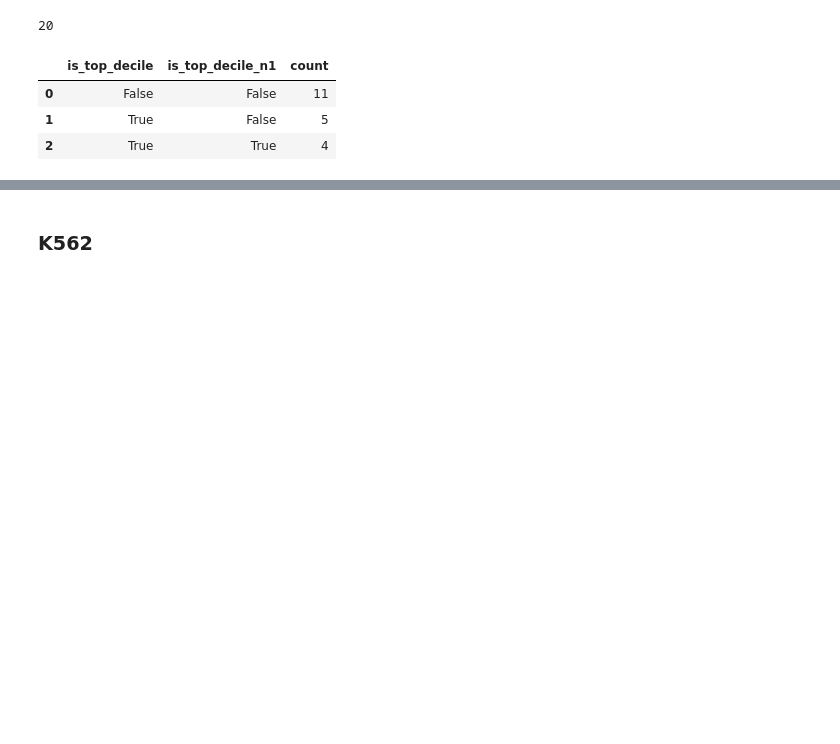
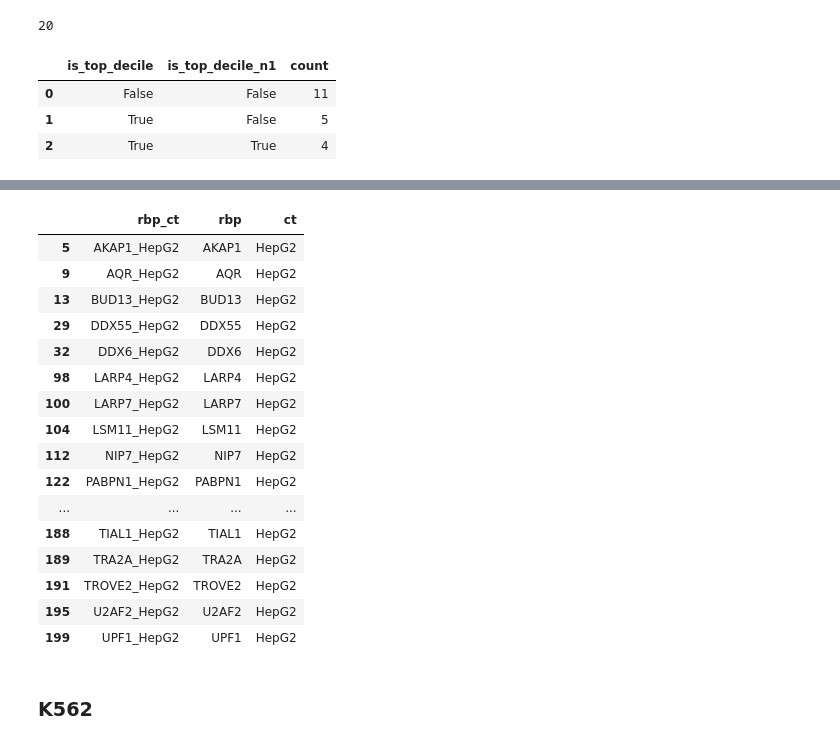
Before and after one commit to ml4rg25-parnet/parnet_demo, a Jupyter notebook: notebooks/datasets.rbps_metadata.py.ipynb, the cells around one changed output, grey strips where cells are left out. Saved outputs shown, nothing was run; the diff lists cells and outputs as text; code cells hidden in the pictures; blank space fills up the shorter version.

Commit message:
RBP subsets for Multimodal-PARNET: add order from pretrained models

```diff
--- a/notebooks/datasets.rbps_metadata.py.ipynb
+++ b/notebooks/datasets.rbps_metadata.py.ipynb
@@ -90,0 +93,9 @@ Using resources from: ../resources
+# %%
+filepath = resource_dir / "parnet_models/full_rbp_set.tsv"
+parnet_ordered_rbps_df = pd.read_csv(
+    filepath,
+    header=0,
+    sep="\t",
+)
+
+display(parnet_ordered_rbps_df)
@@ -278,7 +303,7 @@ additional_hepg2_noimpact = (
 
 subset_hepg2 = (
     pd.concat([selected_hepg2, additional_hepg2_noimpact], ignore_index=True).drop_duplicates().reset_index(drop=True)
-)
+).sort_values(by=["RBP_dataset"])
 
 display(subset_hepg2.shape[0])
 
@@ -338,3 +363,27 @@ ENCODE,TIAL1_HepG2,0.9080494985661586,0.8959035831867229,-0.0121459153794356,Fal
+# %%
+# Caution: the PARNET pretrained models have been trained with the full set of 223 RBPs_celltype.
+# So if you ever reuse the pretrained output heads, you will need to select for the correct indices
+# of the subset of selected RBPs.
+
+parnet_ordered_rbps_df.loc[lambda df: df["rbp_ct"].isin(subset_hepg2["RBP_dataset"].values), :]
+# %% [output]
+|  | rbp_ct | rbp | ct |
+| 5 | AKAP1_HepG2 | AKAP1 | HepG2 |
+| 9 | AQR_HepG2 | AQR | HepG2 |
+| 13 | BUD13_HepG2 | BUD13 | HepG2 |
+| 29 | DDX55_HepG2 | DDX55 | HepG2 |
+| 32 | DDX6_HepG2 | DDX6 | HepG2 |
+| 98 | LARP4_HepG2 | LARP4 | HepG2 |
+| 100 | LARP7_HepG2 | LARP7 | HepG2 |
+| 104 | LSM11_HepG2 | LSM11 | HepG2 |
+| 112 | NIP7_HepG2 | NIP7 | HepG2 |
+| 122 | PABPN1_HepG2 | PABPN1 | HepG2 |
+| ... | ... | ... | ... |
+| 188 | TIAL1_HepG2 | TIAL1 | HepG2 |
+| 189 | TRA2A_HepG2 | TRA2A | HepG2 |
+| 191 | TROVE2_HepG2 | TROVE2 | HepG2 |
+| 195 | U2AF2_HepG2 | U2AF2 | HepG2 |
+| 199 | UPF1_HepG2 | UPF1 | HepG2 |
 # %% [markdown]
 ### K562
 # %%
```
Also changed, not shown: parts of 9 cells of this notebook.
